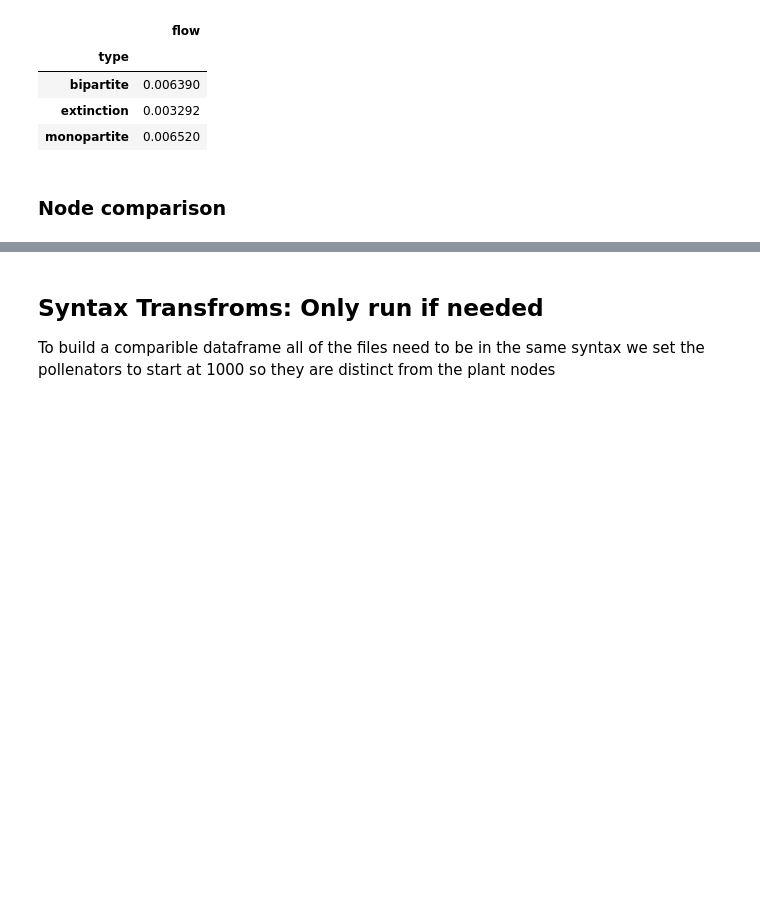
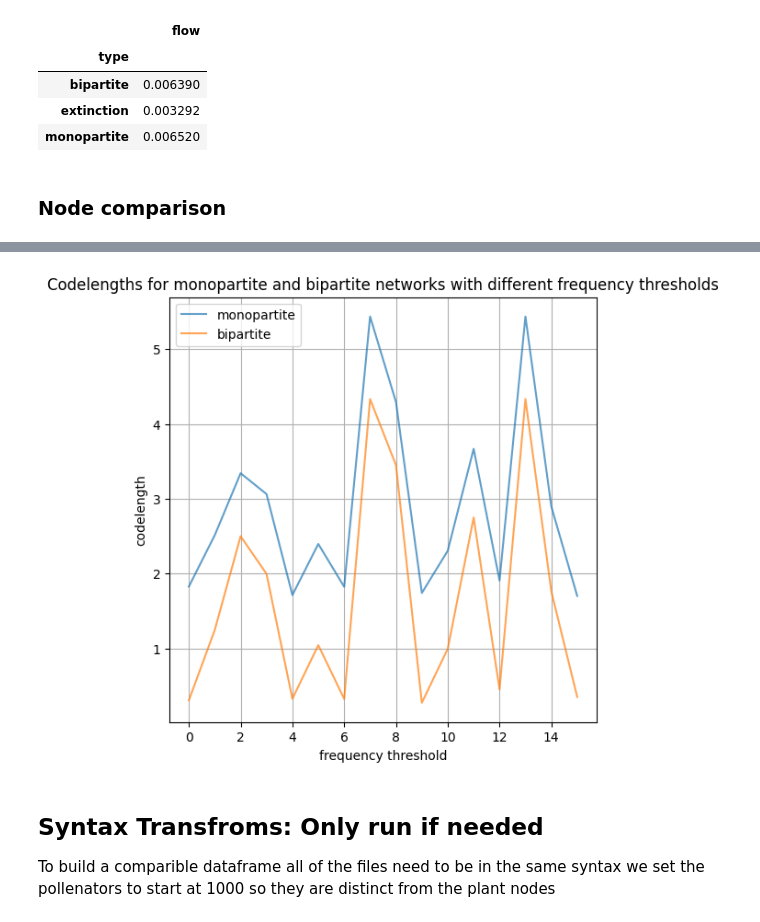
Before and after one commit to jjackson1994/Infomap_for_Ashu_Forest_Pollination_Network, a Jupyter notebook: FlowAnalysis.ipynb, the cells around one changed output, grey strips where cells are left out. Cells and saved outputs as stored; diff of their text form; code cells hidden in the pictures; blank space fills up the shorter version.

```diff
--- a/FlowAnalysis.ipynb
+++ b/FlowAnalysis.ipynb
@@ -203,3 +249,50 @@ df.groupby(['node_id', 'type'])['flow'].mean().unstack()
+# %%
+#not to intervene with the other function, for storing codelengths, levels, modules
+def run_im(path):
+  from infomap import Infomap
+  im=Infomap(silent=True)
+  im.readInputData(path)
+  im.run()
+  codelength = im.codelengths
+  levels = im.max_depth
+  modules = im.num_leaf_modules
+  return codelength, levels, modules
+# %%
+codelengths_bi= []
+levels_bi = []
+modules_bi = []
+codelengths_ext= []
+levels_ext = []
+modules_ext = []
+codelengths_mon= []
+levels_mon = []
+modules_mon = []
+for f in all_files:
+  cdl, lvls, mdls = run_im(f)
+  if(get_map_type(f)== 'bipartite'):
+    codelengths_bi.append(cdl)
+    levels_bi.append(lvls)
+    modules_bi.append(mdls)
+  elif(get_map_type(f)== 'extinction'):
+    codelengths_ext.append(cdl)
+    levels_ext.append(lvls)
+    modules_ext.append(mdls)
+  else:
+    codelengths_mon.append(cdl)
+    levels_mon.append(lvls)
+    modules_mon.append(mdls)
+# %%
+plt.figure(figsize=(6, 6))
+plt.plot(codelengths_mon, label='monopartite',alpha=0.7)
+plt.plot(codelengths_bi, label='bipartite',alpha=0.7)
+plt.xlabel('frequency threshold')
+plt.ylabel('codelength')
+plt.title('Codelengths for monopartite and bipartite networks with different frequency thresholds')
+plt.legend()
+plt.grid(True)
+plt.show()
+# %% [output]
+[figure, added]
 # %% [markdown]
 ## Syntax Transfroms: Only run if needed
 
```
Also changed, not shown: parts of 12 cells of this notebook.
